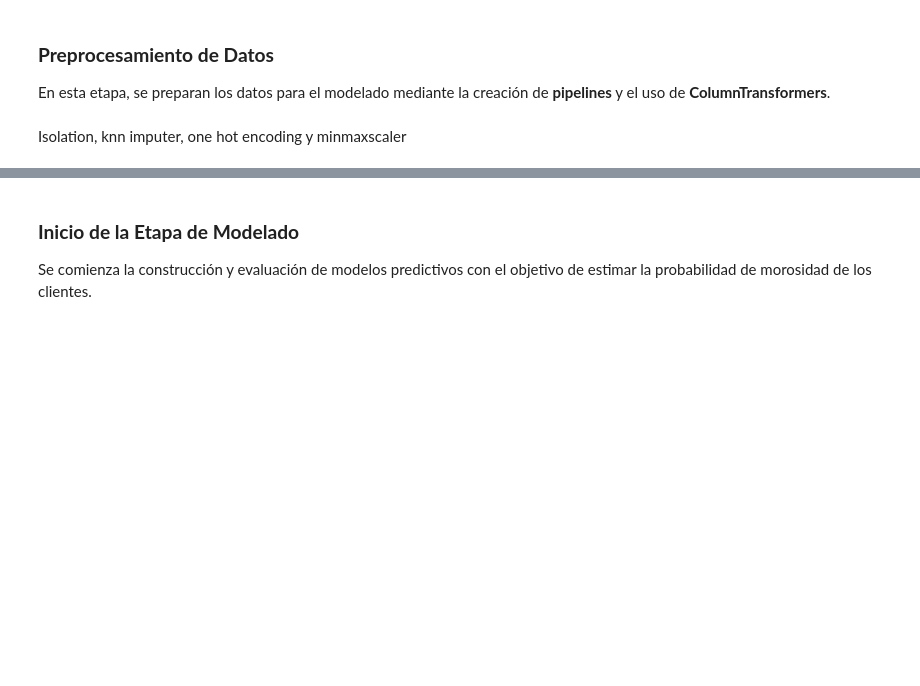
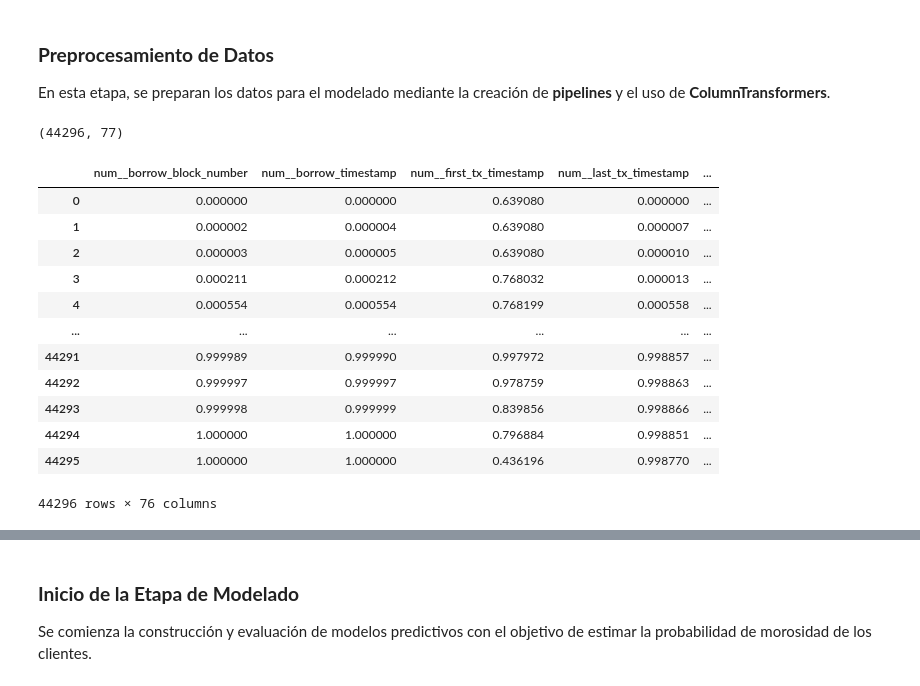
Before and after one commit to sebaquenti/Repositorio-MDS7202, a Jupyter notebook: Proyecto Semestral/Notebook Proytecto.ipynb, the cells around one changed output, grey strips where cells are left out. Saved outputs shown, nothing was run; the diff lists cells and outputs as text; code cells hidden in the pictures; blank space fills up the shorter version.

```diff
--- a/Proyecto Semestral/Notebook Proytecto.ipynb
+++ b/Proyecto Semestral/Notebook Proytecto.ipynb
@@ -76,5 +81,62 @@ rd = 1323
 ### **Preprocesamiento de Datos**
 
 En esta etapa, se preparan los datos para el modelado mediante la creación de **pipelines** y el uso de **ColumnTransformers**.
-# %% [markdown]
-Isolation, knn imputer, one hot encoding y minmaxscaler
+# %%
+# Transformador personalizado para eliminar columnas específicas
+class DropColumnTransformer(BaseEstimator, TransformerMixin):
+    def __init__(self, columns_to_drop):
+        self.columns_to_drop = columns_to_drop
+
+    def fit(self, X, y=None):
+        return self
+
+    def transform(self, X):
+        if not isinstance(X, pd.DataFrame):
+            X = pd.DataFrame(X)
+        return X.drop(columns=self.columns_to_drop, errors='ignore')
+
+# Especificar las columnas categóricas y numéricas
+categorical_features = ['market_ht_trendmode', 'unique_borrow_protocol_count', 'unique_lending_protocol_count']
+numerical_features = [col for col in df_x0.columns if col not in categorical_features + ['wallet_address']]
+
+# Pipeline para las variables numéricas
+numerical_pipeline = Pipeline(steps=[
+    ('scaler', MinMaxScaler())  # Min-Max Scaler
+])
+
+# Aplicar ColumnTransformer para preprocesamiento
+preprocessor = ColumnTransformer(
+    transformers=[
+        ('num', numerical_pipeline, numerical_features),  # Aplicar transformación a numéricas
+        ('cat', 'passthrough', categorical_features)      # No hacer nada a las categóricas
+    ]
+)
+preprocessor.set_output(transform="pandas")  # Forzar salida como DataFrame
+
+# Pipeline general con eliminación de la columna 'wallet_address'
+full_pipeline = Pipeline(steps=[
+    ('drop_column', DropColumnTransformer(columns_to_drop=['wallet_address'])),  # Eliminar 'wallet_address'
+    ('preprocessor', preprocessor)          # Preprocesamiento por columnas
+])
+# %%
+df_x0.shape
+# %% [output]
+(44296, 77)
+# %%
+x0_preprocesed = full_pipeline.fit_transform(df_x0)
+# %%
+x0_preprocesed
+# %% [output]
+|  | num__borrow_block_number | num__borrow_timestamp | num__first_tx_timestamp | num__last_tx_timestamp | ... |
+| 0 | 0.000000 | 0.000000 | 0.639080 | 0.000000 | ... |
+| 1 | 0.000002 | 0.000004 | 0.639080 | 0.000007 | ... |
+| 2 | 0.000003 | 0.000005 | 0.639080 | 0.000010 | ... |
+| 3 | 0.000211 | 0.000212 | 0.768032 | 0.000013 | ... |
+| 4 | 0.000554 | 0.000554 | 0.768199 | 0.000558 | ... |
+| ... | ... | ... | ... | ... | ... |
+| 44291 | 0.999989 | 0.999990 | 0.997972 | 0.998857 | ... |
+| 44292 | 0.999997 | 0.999997 | 0.978759 | 0.998863 | ... |
+| 44293 | 0.999998 | 0.999999 | 0.839856 | 0.998866 | ... |
+| 44294 | 1.000000 | 1.000000 | 0.796884 | 0.998851 | ... |
+| 44295 | 1.000000 | 1.000000 | 0.436196 | 0.998770 | ... |
+44296 rows × 76 columns
```
Also changed, not shown: parts of 14 cells of this notebook, 7 other files.
